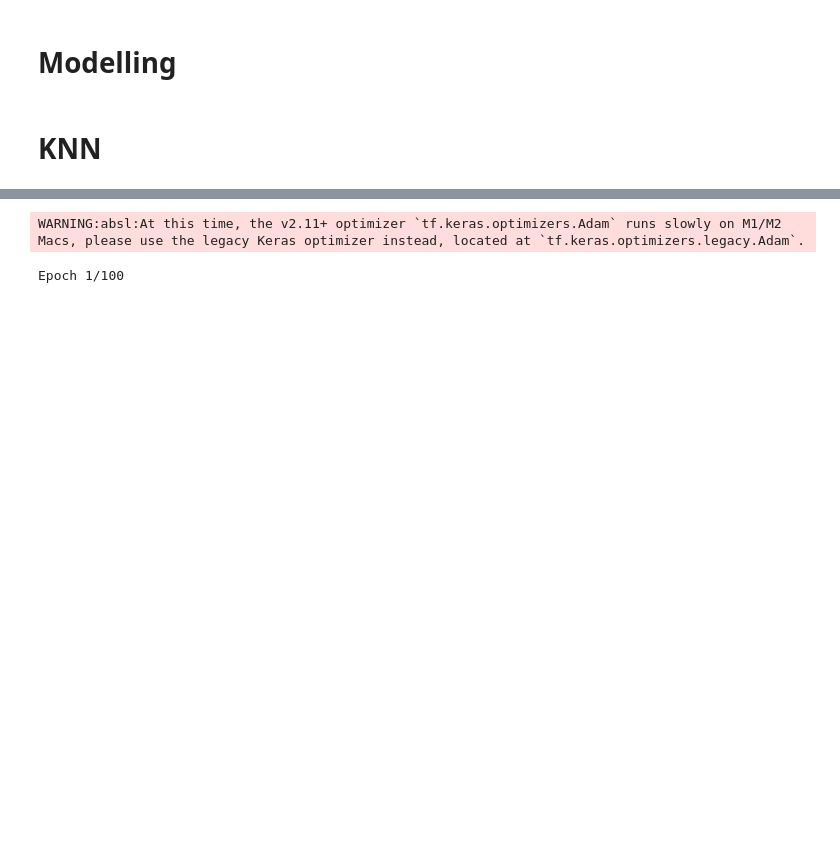
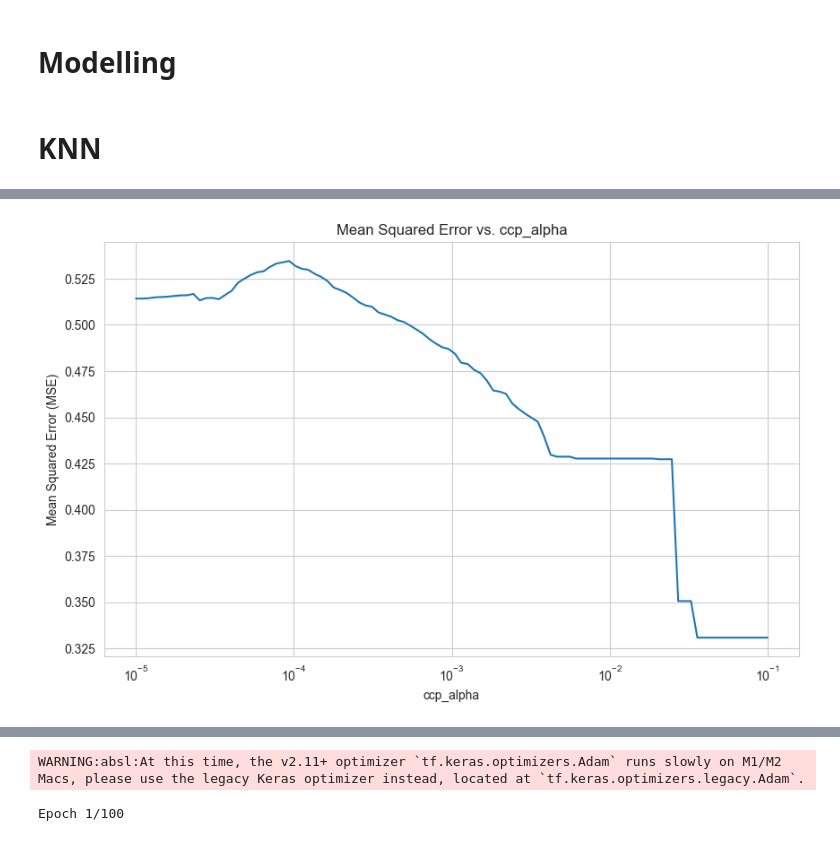
Before and after one commit to laskagrzegorz/dataScienceProject, a Jupyter notebook: 3_tests/Pre-processing.ipynb, the cells around one changed output, grey strips where cells are left out. Drawn from its saved outputs; the diff is of its cells as text; code cells hidden in the pictures; blank space fills up the shorter version.

```diff
--- a/3_tests/Pre-processing.ipynb
+++ b/3_tests/Pre-processing.ipynb
@@ -465,2 +477,25 @@ plot_mean_cv_scores_list([mean_cv_scores_dict], titles, ks)
 # %%
-np.arange(1, 50)[::2]
+# Fit the best model on whole data
+best_model_knn = KNeighborsClassifier(n_neighbors=max_accuracy_k, weights=max_accuracy_weight, algorithm="auto", metric="minkowski", p=max_accuracy_p)
+best_model_knn.fit(X_train, y_train)
+
+# Save model
+# joblib.dump(best_model_knn, best_model_knn.joblib)
+
+
+import pickle
+
+# Save the model
+with open("best_model_knn.pkl", "wb") as f:
+    pickle.dump(best_model_knn, f)
+
+# Load the model
+with open("best_model_knn.pkl", "rb") as f:
+    loaded_model = pickle.load(f)
+
+
+
+
+# Now you can use the loaded_model for predictions
+# For example:
+# predictions = loaded_model.predict(X_test)
@@ -469,0 +590,16 @@ array([ 1,  3,  5,  7,  9, 11, 13, 15, 17, 19, 21, 23, 25, 27, 29, 31, 33,
+# %%
+# Extract ccp_alpha values and corresponding MSEs
+ccp_alphas = list(mse_values.keys())
+mse_scores = list(mse_values.values())
+
+# Plotting
+plt.figure(figsize=(10, 6))
+plt.plot(ccp_alphas, mse_scores, linestyle='-')
+plt.title('Mean Squared Error vs. ccp_alpha')
+plt.xlabel('ccp_alpha')
+plt.xscale('log')
+plt.ylabel('Mean Squared Error (MSE)')
+plt.grid(True)
+plt.show()
+# %% [output]
+[figure, added]
```
Also changed, not shown: parts of 12 cells of this notebook, 5 other files.
